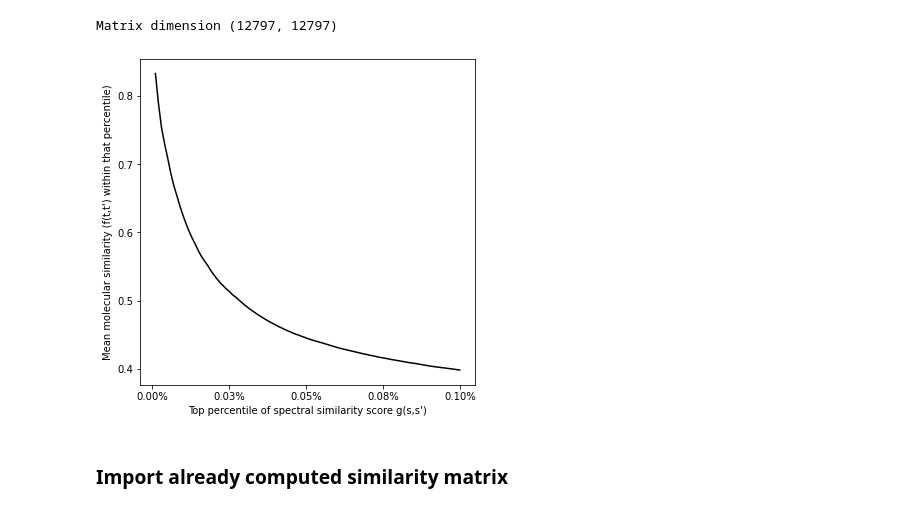
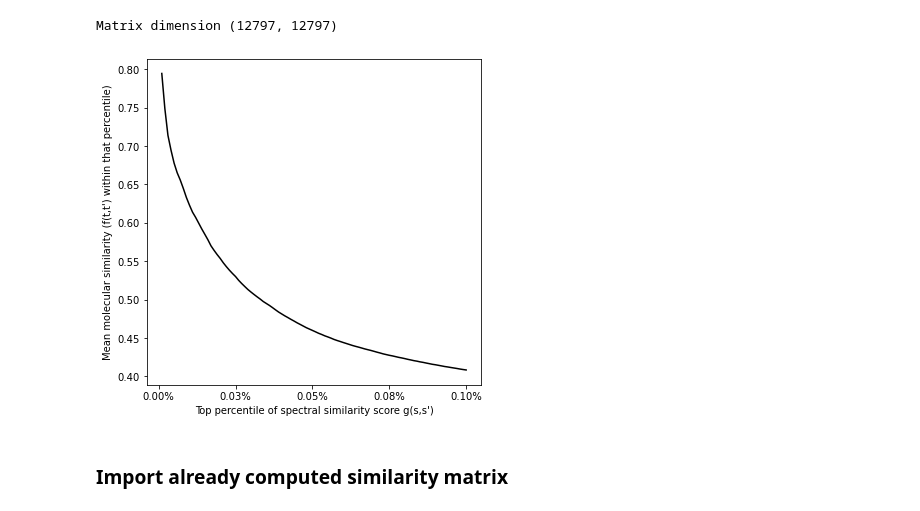
Before and after one commit to iomega/spec2vec, a Jupyter notebook: notebooks/iomega-workflow-7-compare-the-different-scores.ipynb, the cells around one changed output. Cells and saved outputs as stored; diff of their text form; code cells hidden in the pictures.

```diff
--- a/notebooks/iomega-workflow-7-compare-the-different-scores.ipynb
+++ b/notebooks/iomega-workflow-7-compare-the-different-scores.ipynb
@@ -33,16 +33,16 @@ Matrix dimension (12797, 12797)
 # %%
 from custom_functions.plotting_functions import plot_precentile
 # %%
-# Only consider values for mininum 10 matching peaks
-matrix_similarities_cosine_minmatch10 = matrix_similarities_cosine.copy()
-matrix_similarities_cosine_minmatch10[matrix_matches_cosine < 10] = 0
+# Only consider values for mininum 6 matching peaks
+matrix_similarities_cosine_minmatch6 = matrix_similarities_cosine.copy()
+matrix_similarities_cosine_minmatch6[matrix_matches_cosine < 6] = 0
 # %%
 percentile_cosine_tol0005 = plot_precentile(matrix_similarities_fingerprint_daylight,
-                                            matrix_similarities_cosine_minmatch10,
+                                            matrix_similarities_cosine_minmatch6,
                                             num_bins=100, show_top_percentile=0.1,
                                             ignore_diagonal=True)
 # %% [output]
-[figure, old version]
+[figure, new version]
 # %% [markdown]
 ### Import already computed similarity matrix
 # %%
```
Also changed, not shown: parts of 5 cells of this notebook, 1 other file.
